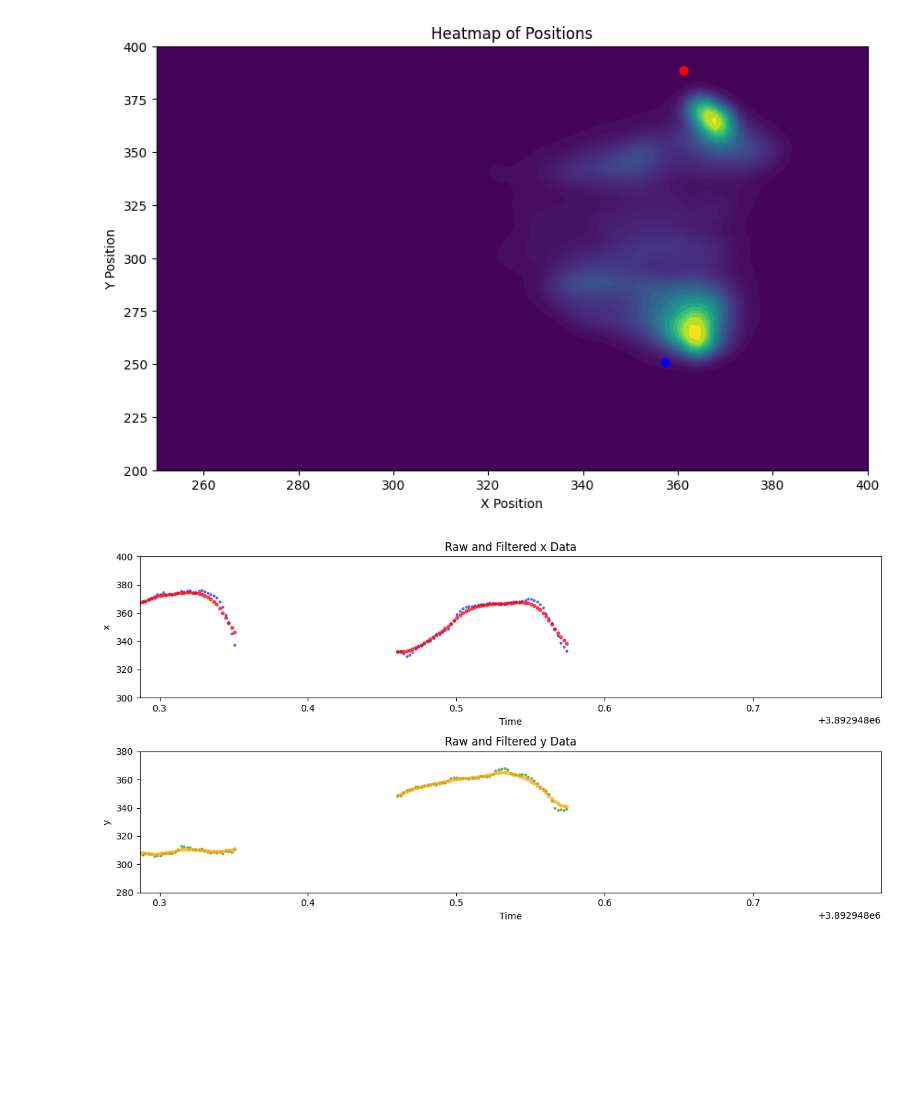
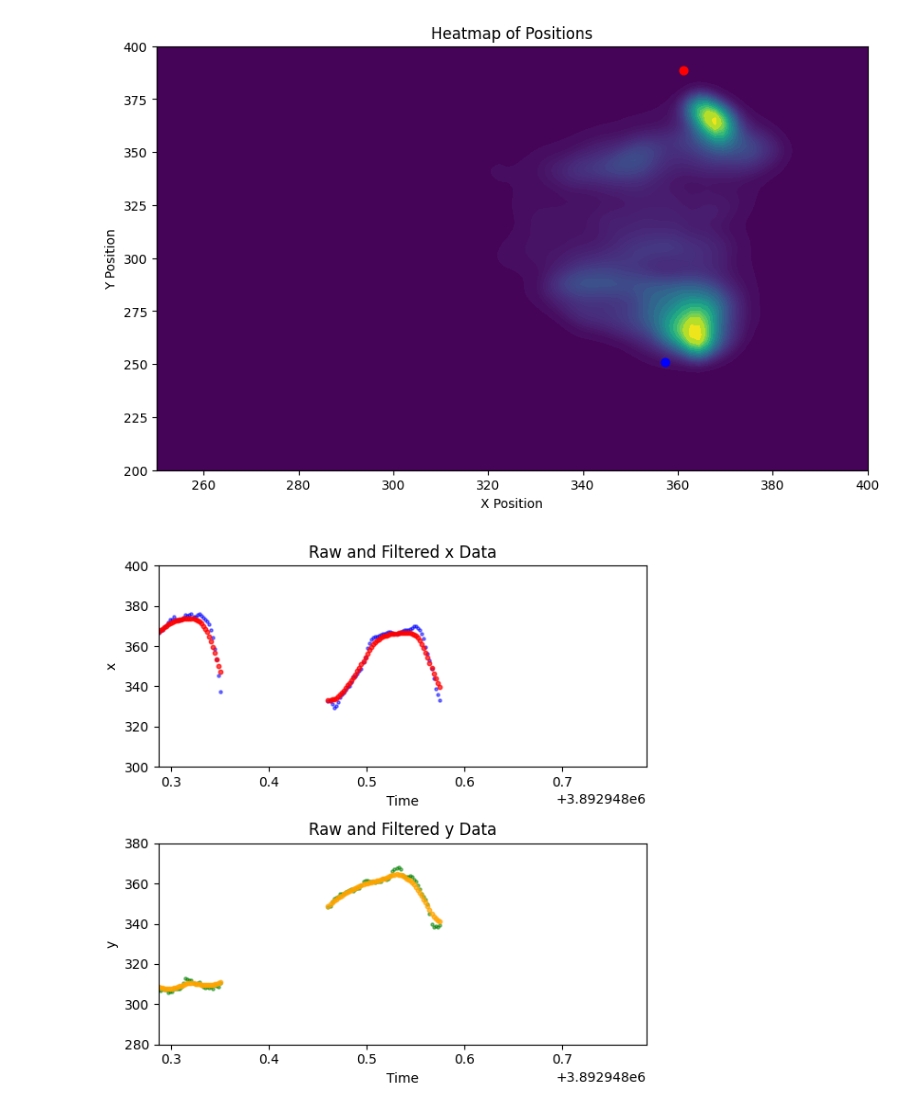
Before and after one commit to 1mattbecker/kinematics_analysis, a Jupyter notebook: code/tongue_kinematics.ipynb, the cells around one changed output. Cells and saved outputs as stored; diff of their text form; code cells hidden in the pictures; blank space fills up the shorter version.

```diff
--- a/code/tongue_kinematics.ipynb
+++ b/code/tongue_kinematics.ipynb
@@ -165,7 +122,7 @@ plt.show()
 import scipy
 from scipy.signal import butter, filtfilt
 
-def kinematics_filter(df, frame_rate=500):
+def kinematics_filter(df, frame_rate = 500, cutoff_freq = 20):
     # Ensure the DataFrame has the required columns
     required_columns = ['time', 'x', 'y']
     if not all(col in df.columns for col in required_columns):
@@ -211,19 +168,18 @@ def kinematics_filter(df, frame_rate=500):
     intrp['xv'] = xv
     intrp['yv'] = yv
 
-    # Filter the data (cutoff of hardcoded Hz)
-    nyquist = frame_rate / 2
-    cutoff = 25 / nyquist
+    # Filter the data (cutoff: fc / (fs / 2))
+    cutoff = cutoff_freq / (frame_rate / 2)
     b, a = butter(1, cutoff)
 
     filtered_values = filtfilt(b, a, intrp[['x', 'y', 'v', 'xv', 'yv']].values, axis=0)
     filtered_df = pd.DataFrame(filtered_values, columns=['x', 'y', 'v', 'xv', 'yv'])
     filtered_df.insert(0,'time',intrp['time'].values)
 
-    # Keep data at real points
-    df_temp = df.reindex(columns = list(filtered_df.columns.tolist()))
-    df_nonan_index = df['time'][df['x'].notna()].index.tolist()
-    filtered_df_nonan_index = filtered_df[filtered_df['time'].isin(t_nonan)].index.tolist()
+    # Keep data only at real points
+    df_temp = df.reindex(columns = list(filtered_df.columns.tolist())) #get new columns
+    df_nonan_index = df['time'][df['x'].notna()].index.tolist() #index of nonans in original df
+    filtered_df_nonan_index = filtered_df[filtered_df['time'].isin(t_nonan)].index.tolist() #index of matching timepoints in new df
 
     df_temp.iloc[df_nonan_index] = filtered_df.iloc[filtered_df_nonan_index]
 
@@ -238,32 +194,32 @@ df = tongue_masked
 df_filtered = tongue_filtered
 
 # Define your desired x-axis limits
 x_limits = (tongue_masked['time'][0]+26, tongue_masked['time'][0]+26.5)  # Replace with your desired limits, e.g., (2, 5)
 
 # Plotting for 'x'
-plt.figure(figsize=(12, 6))
+plt.figure(figsize=(6, 6))
 
 plt.subplot(2, 1, 1)
 plt.scatter(df['time'], df['x'], label='Raw x', color='blue', alpha=0.5, s=5)  # Raw data
 plt.scatter(df_filtered['time'], df_filtered['x'], label='Filtered x', color='red', alpha=0.7, s=10)  # Filtered data
 plt.title('Raw and Filtered x Data')
 plt.xlabel('Time')
 plt.ylabel('x')
 plt.xlim(x_limits)  # Set x-axis limits
 plt.ylim([300, 400])
 
 # Plotting for 'y'
 plt.subplot(2, 1, 2)
 plt.scatter(df['time'], df['y'], label='Raw y', color='green', alpha=0.5, s=5)  # Raw data
 plt.scatter(df_filtered['time'], df_filtered['y'], label='Filtered y', color='orange', alpha=0.7, s=10)  # Filtered data
 plt.title('Raw and Filtered y Data')
 plt.xlabel('Time')
 plt.ylabel('y')
 plt.xlim(x_limits)  # Set x-axis limits
 plt.ylim([280, 380])
 
 
 plt.tight_layout()
 plt.show()
 # %% [output]
-[figure, old version]
+[figure, new version]
```
Also changed, not shown: parts of 5 cells of this notebook, 3 other files.
